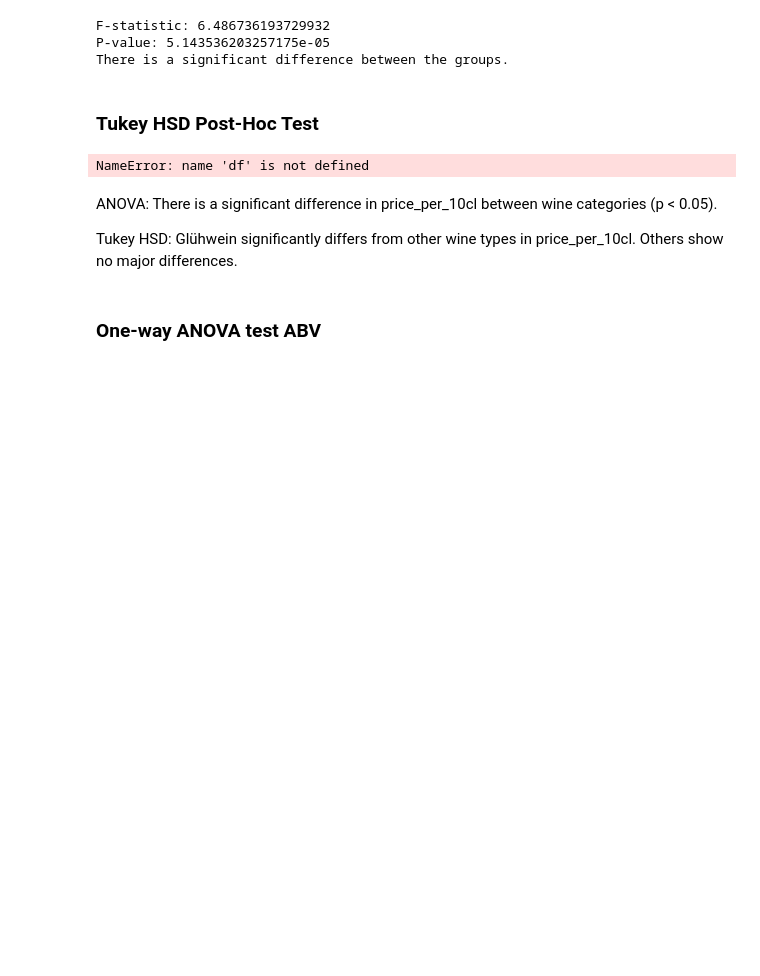
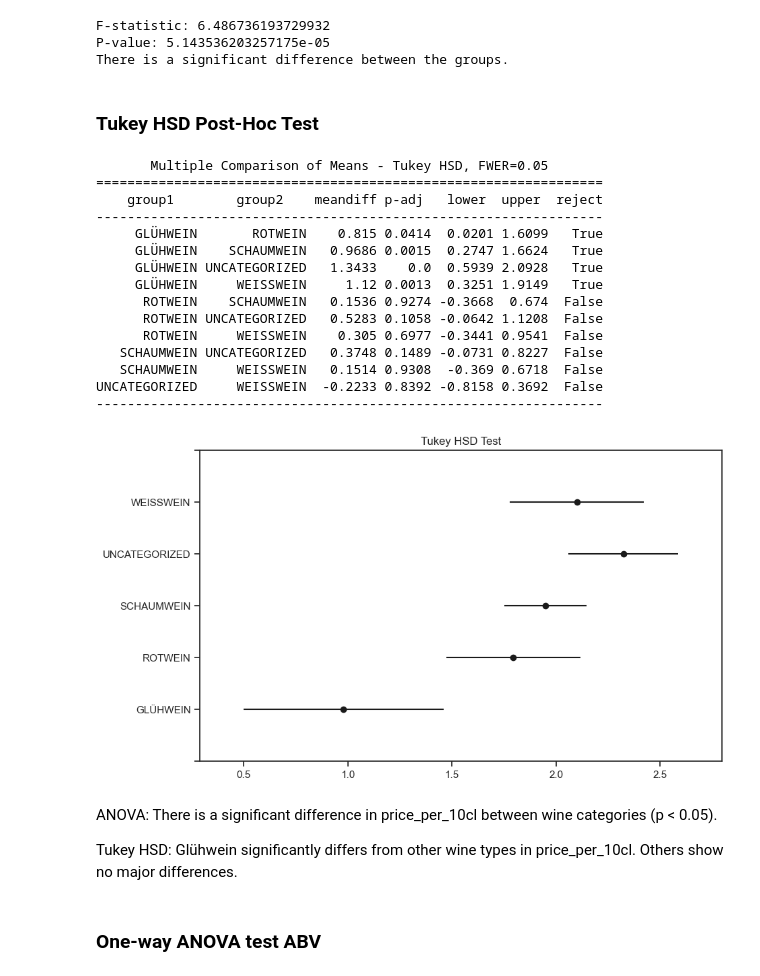
Before and after one commit to selintyrs/wine_analysis, a Jupyter notebook: notebooks/ANOVA.ipynb, the cells around one changed output. Cells and saved outputs as stored; diff of their text form; code cells hidden in the pictures; blank space fills up the shorter version.

```diff
--- a/notebooks/ANOVA.ipynb
+++ b/notebooks/ANOVA.ipynb
@@ -83,17 +83,32 @@ There is a significant difference between the groups.
 ### Tukey HSD Post-Hoc Test
 # %%
 # Perform Tukey HSD test
-tukey = pairwise_tukeyhsd(endog=df[dependent_var], groups=df[independent_var], alpha=0.05)
+tukey = pairwise_tukeyhsd(endog=df_orig[dependent_var], groups=df_orig[independent_var], alpha=0.05)
 
 # Print Tukey HSD results
 print(tukey)
 
 # Plot the results
 tukey.plot_simultaneous()
 plt.title('Tukey HSD Test')
 plt.show()
 # %% [output]
-NameError: name 'df' is not defined
+       Multiple Comparison of Means - Tukey HSD, FWER=0.05
+=================================================================
+    group1        group2    meandiff p-adj   lower  upper  reject
+-----------------------------------------------------------------
+     GLÜHWEIN       ROTWEIN    0.815 0.0414  0.0201 1.6099   True
+     GLÜHWEIN    SCHAUMWEIN   0.9686 0.0015  0.2747 1.6624   True
+     GLÜHWEIN UNCATEGORIZED   1.3433    0.0  0.5939 2.0928   True
+     GLÜHWEIN     WEISSWEIN     1.12 0.0013  0.3251 1.9149   True
+      ROTWEIN    SCHAUMWEIN   0.1536 0.9274 -0.3668  0.674  False
+      ROTWEIN UNCATEGORIZED   0.5283 0.1058 -0.0642 1.1208  False
+      ROTWEIN     WEISSWEIN    0.305 0.6977 -0.3441 0.9541  False
+   SCHAUMWEIN UNCATEGORIZED   0.3748 0.1489 -0.0731 0.8227  False
+   SCHAUMWEIN     WEISSWEIN   0.1514 0.9308  -0.369 0.6718  False
+UNCATEGORIZED     WEISSWEIN  -0.2233 0.8392 -0.8158 0.3692  False
+-----------------------------------------------------------------
+[figure, added]
 # %% [markdown]
 ANOVA: There is a significant difference in price_per_10cl between wine categories (p < 0.05).
 
```
Also changed, not shown: parts of 2 cells of this notebook, 12 other files.
